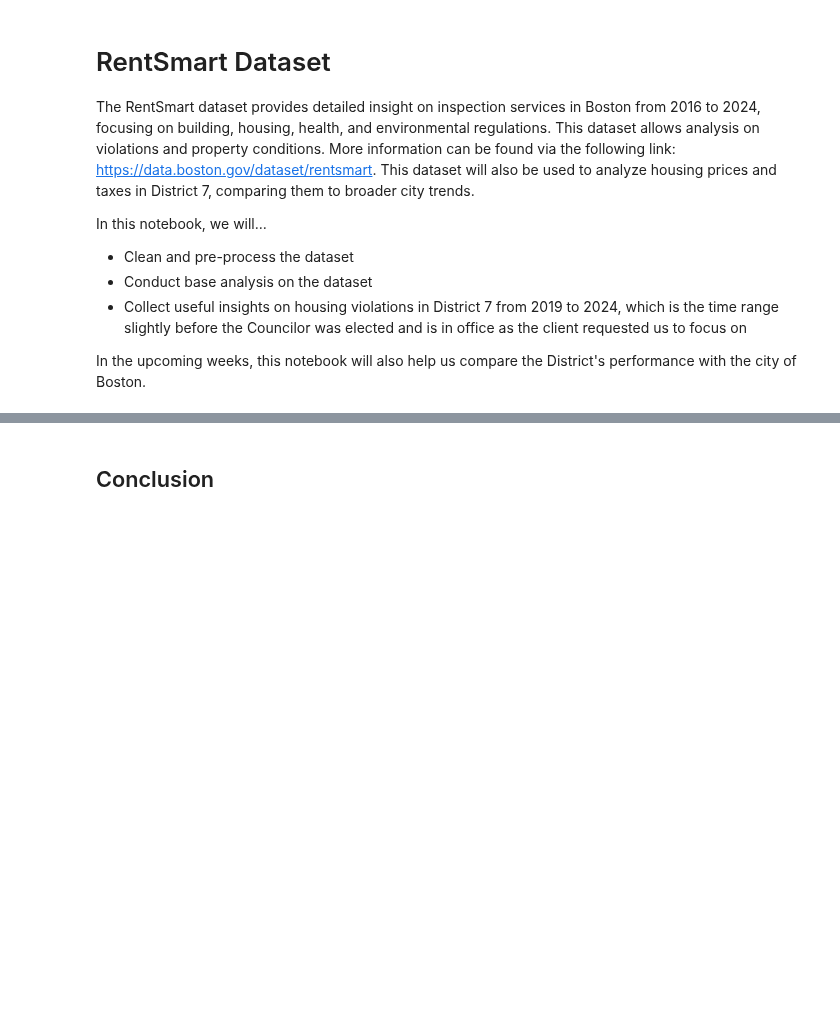
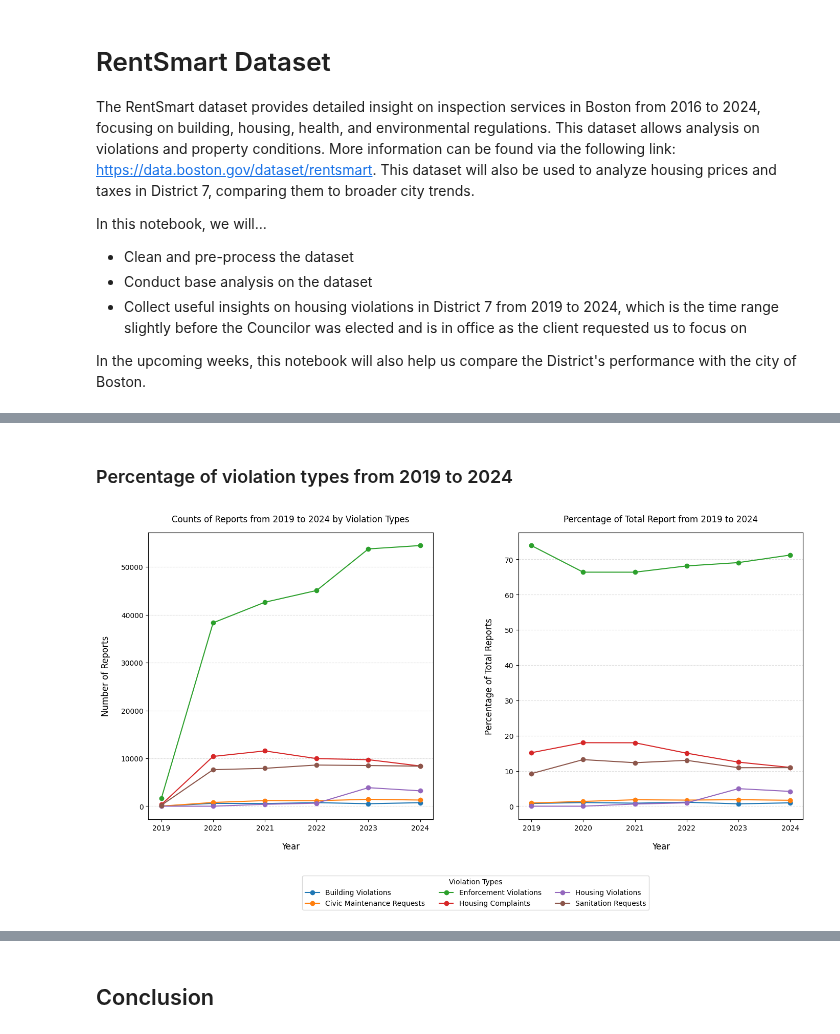
Before and after one commit to BU-Spark/ds-bcc-tania-fernandes-d7, a Jupyter notebook: fa24-team-b/housing/notebooks/d7-rentsmart.ipynb, the cells around one changed output, grey strips where cells are left out. Saved outputs shown, nothing was run; the diff lists cells and outputs as text; code cells hidden in the pictures; blank space fills up the shorter version.

```diff
--- a/fa24-team-b/housing/notebooks/d7-rentsmart.ipynb
+++ b/fa24-team-b/housing/notebooks/d7-rentsmart.ipynb
@@ -103,0 +195,2 @@ plt.show()
+# %% [markdown]
+### Percentage of violation types from 2019 to 2024
@@ -103,0 +201,31 @@ plt.show()
+# %%
+fig, axes = plt.subplots(1, 2, figsize=(16, 8), sharey=False)
+
+# First plot: Absolute counts of violations
+axes[0].set_title('Counts of Reports from 2019 to 2024 by Violation Types', fontsize=12, pad=15)
+for violation_type in df_grouped.columns:
+    axes[0].plot(df_grouped.index, df_grouped[violation_type], marker="o", label=violation_type)
+axes[0].set_xlabel('Year', fontsize=12, labelpad=15)
+axes[0].set_ylabel('Number of Reports', fontsize=12, labelpad=15)
+axes[0].grid(axis='y', linestyle='--', alpha=0.4)
+
+# Second plot: Percentage of violations
+axes[1].set_title('Percentage of Total Report from 2019 to 2024', fontsize=12, pad=15)
+for violation_type in df_percentages.columns:
+    axes[1].plot(df_percentages.index, df_percentages[violation_type], marker="o", label=violation_type)
+axes[1].set_xlabel('Year', fontsize=12, labelpad=15)
+axes[1].set_ylabel('Percentage of Total Reports', fontsize=12, labelpad=15)
+axes[1].grid(axis='y', linestyle='--', alpha=0.4)
+
+handles, labels = axes[1].get_legend_handles_labels()
+sorted_handles_labels = sorted(zip(labels, handles), key=lambda x: x[0])
+sorted_labels, sorted_handles = zip(*sorted_handles_labels)
+
+fig.legend(sorted_handles, sorted_labels, title="Violation Types", bbox_to_anchor=(0.5, -0.03), loc='lower center', ncol=3)
+
+
+plt.subplots_adjust(left=0.1, right=0.9, top=0.9, bottom=0.2, wspace=0.3)
+
+plt.show()
+# %% [output]
+[figure, added]
```
Also changed, not shown: parts of 38 cells of this notebook, 8 other files.
